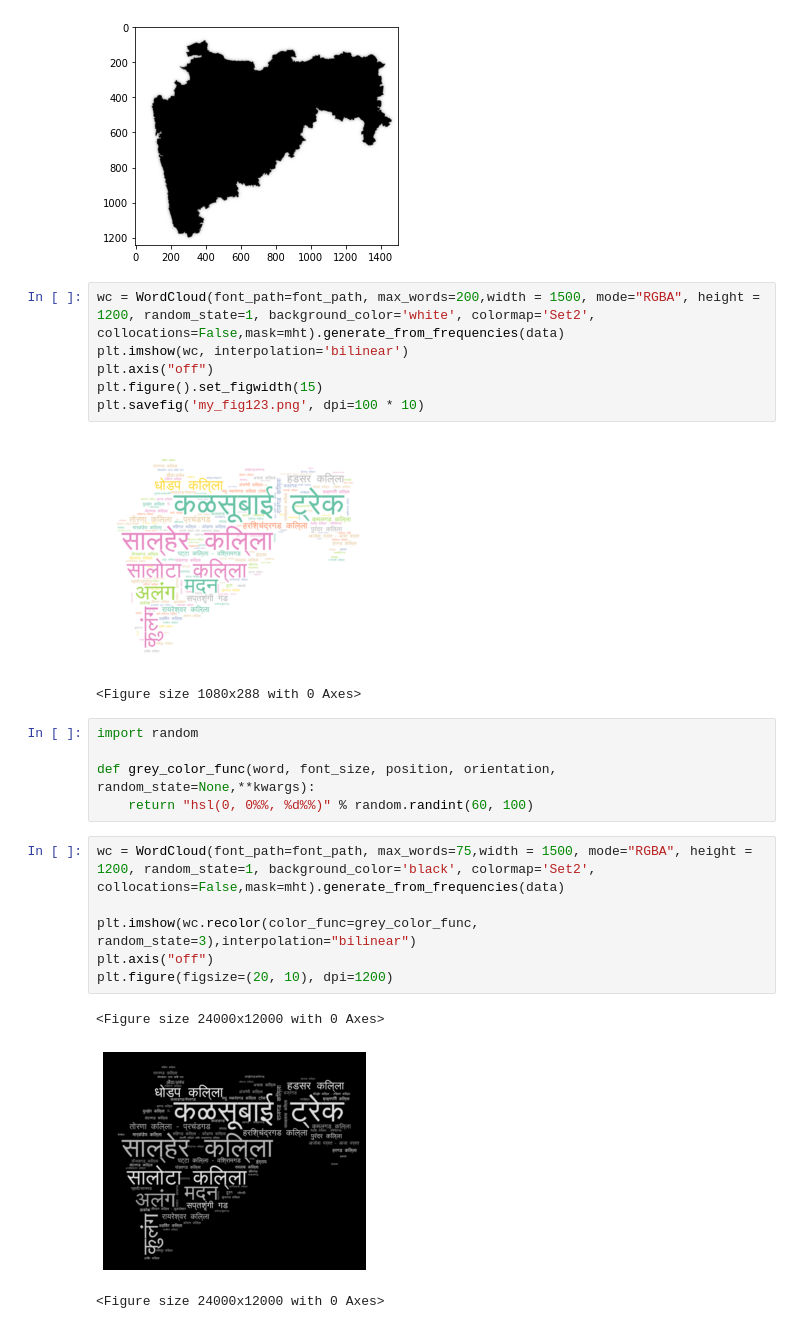
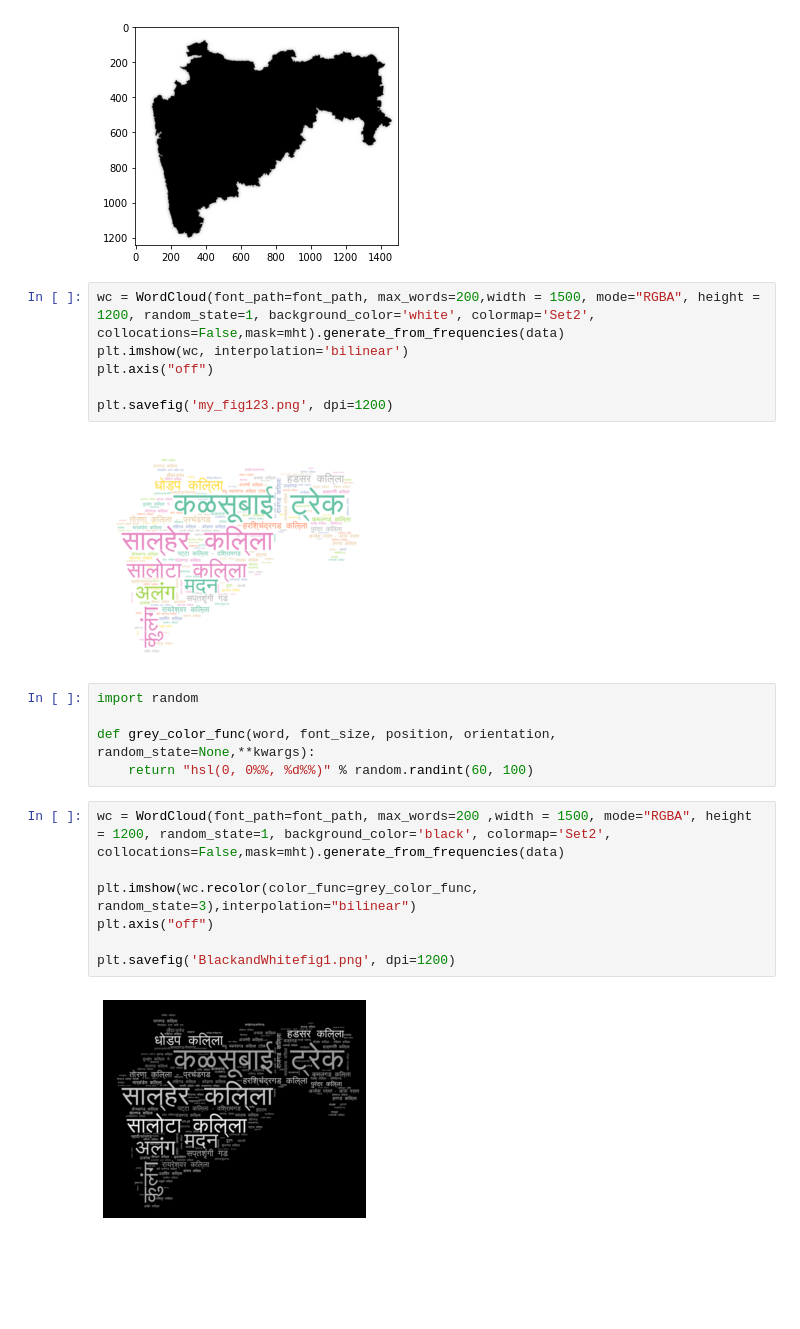
Before and after one commit to Aniketkindre47/WebscrappingFortProject, a Jupyter notebook: ConvertingIntoWordCloud.ipynb, the cells around one changed output. Saved outputs shown, nothing was run; the diff lists cells and outputs as text; blank space fills up the shorter version.

```diff
--- a/ConvertingIntoWordCloud.ipynb
+++ b/ConvertingIntoWordCloud.ipynb
@@ -113,23 +113,21 @@ plt.imshow(mht,interpolation='bilinear')
 wc = WordCloud(font_path=font_path, max_words=200,width = 1500, mode="RGBA", height = 1200, random_state=1, background_color='white', colormap='Set2', collocations=False,mask=mht).generate_from_frequencies(data)
 plt.imshow(wc, interpolation='bilinear')
 plt.axis("off")
-plt.figure().set_figwidth(15)
-plt.savefig('my_fig123.png', dpi=100 * 10)
+
+plt.savefig('my_fig123.png', dpi=1200)
 # %% [output]
 [figure]
-<Figure size 1080x288 with 0 Axes>
 # %%
 import random
 
 def grey_color_func(word, font_size, position, orientation, random_state=None,**kwargs):
     return "hsl(0, 0%%, %d%%)" % random.randint(60, 100)
 # %%
-wc = WordCloud(font_path=font_path, max_words=75,width = 1500, mode="RGBA", height = 1200, random_state=1, background_color='black', colormap='Set2', collocations=False,mask=mht).generate_from_frequencies(data)
+wc = WordCloud(font_path=font_path, max_words=200 ,width = 1500, mode="RGBA", height = 1200, random_state=1, background_color='black', colormap='Set2', collocations=False,mask=mht).generate_from_frequencies(data)
 
 plt.imshow(wc.recolor(color_func=grey_color_func, random_state=3),interpolation="bilinear")
 plt.axis("off")
-plt.figure(figsize=(20, 10), dpi=1200)
+
+plt.savefig('BlackandWhitefig1.png', dpi=1200)
 # %% [output]
-<Figure size 24000x12000 with 0 Axes>
-[figure, old version]
+[figure, new version]
-<Figure size 24000x12000 with 0 Axes>
```
Also changed, not shown: 2 other files.
